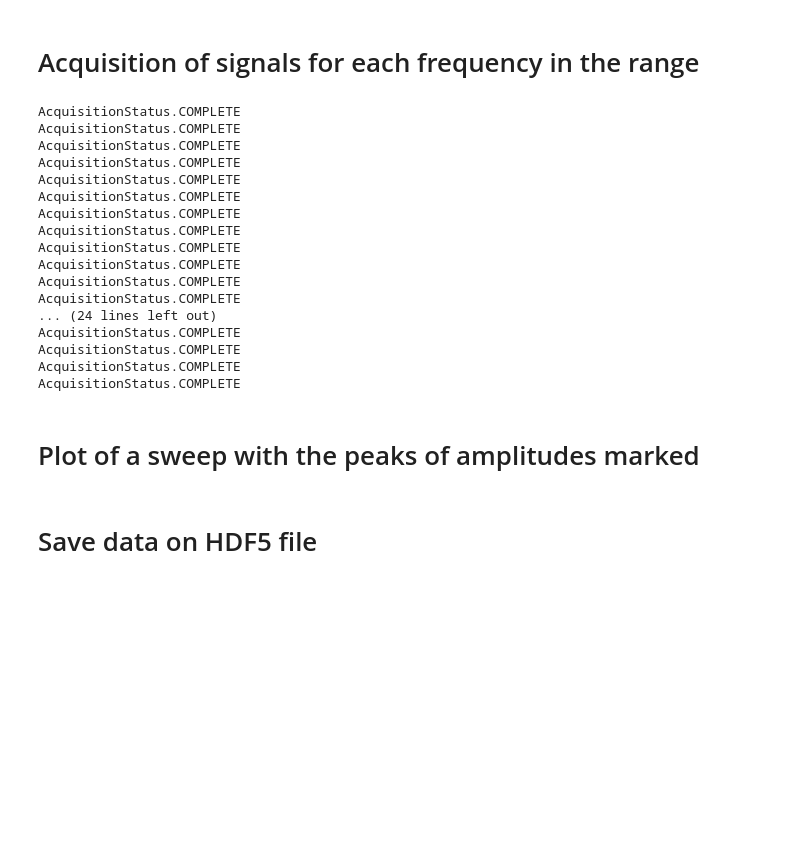
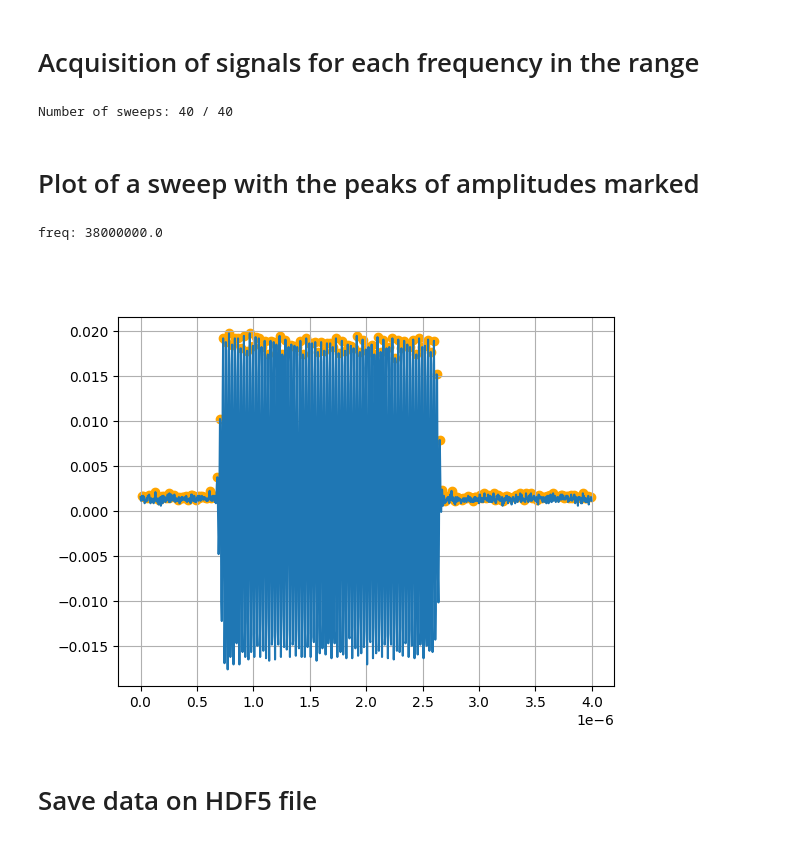
Before and after one commit to biqute/QTLab2324, a Jupyter notebook: PAandQubit/Actual_Work/Resonator_spectroscopy.ipynb, the cells around one changed output. Saved outputs shown, nothing was run; the diff lists cells and outputs as text; code cells hidden in the pictures; blank space fills up the shorter version.

```diff
--- a/PAandQubit/Actual_Work/Resonator_spectroscopy.ipynb
+++ b/PAandQubit/Actual_Work/Resonator_spectroscopy.ipynb
@@ -41,6 +41,7 @@ pulse_width     = 2                                     # 2 microsec
 pulse_delay     = 0
 pulse_period    = 400
 
+
 sGen.reset()
 sGen.clear()
 sGen.RF_lvl_ampl(amplitude)
@@ -50,11 +51,12 @@ sGen.pul_trig_mode('AUTO')
 
 
 # parameters for the Acquisition Card
-pxie.voltage_range = 2.0
-pxie.coupling = 'AC' # or DC????
-pxie.num_pts = 1000
-pxie.num_records = 1
-pxie.ref_position = 0
+pxie.voltage_range      = 2.0
+pxie.coupling           = 'AC' # or DC????
+pxie.num_pts            = 1000
+pxie.num_records        = 1
+pxie.ref_position       = 0
+pxie.sample_rate        = 250e6
 
 pxie.open()
 
@@ -77,46 +79,36 @@ for i in pulse_freq:
     sGen.pul_state(1)
     sGen.RF_state(1)
     time.sleep(0.01)
-    wfm = pxie.acquisition(sGen.pul_exe_sing_trig,slip)
+    # wfm = pxie.acquisition(sGen.pul_exe_sing_trig,slip)
+    wfm = pxie.acquisition(sGen.pul_exe_sing_trig)
     sGen.pul_state(0)
     sGen.RF_state(0)
     fetched_data += [{'freq': i, 'data': wfm[0].samples.tolist()}]
+
+print('Number of sweeps:', len(fetched_data), '/', len(pulse_freq))
 # %% [output]
-AcquisitionStatus.COMPLETE
-AcquisitionStatus.COMPLETE
-AcquisitionStatus.COMPLETE
-AcquisitionStatus.COMPLETE
-AcquisitionStatus.COMPLETE
-AcquisitionStatus.COMPLETE
-AcquisitionStatus.COMPLETE
-AcquisitionStatus.COMPLETE
-AcquisitionStatus.COMPLETE
-AcquisitionStatus.COMPLETE
-AcquisitionStatus.COMPLETE
-AcquisitionStatus.COMPLETE
-... (24 lines left out)
-AcquisitionStatus.COMPLETE
-AcquisitionStatus.COMPLETE
-AcquisitionStatus.COMPLETE
-AcquisitionStatus.COMPLETE
+Number of sweeps: 40 / 40
 # %% [markdown]
 # Plot of a sweep with the peaks of amplitudes marked
 # %%
 def data_plot(y: np.array):
     x = np.arange(len(y))/pxie.sample_rate
     indices = find_peaks(y)
-    # plt.clf()
+    plt.clf()
     plt.grid()
     plt.plot(x, y)
     idx = indices[0]
     plt.scatter(x[idx],y[idx], color = 'orange')
     plt.show()
 # %%
-f_chosen = fetched_data[0]
+f_chosen = fetched_data[28]
 print('freq:', f_chosen['freq'])
 y = np.array(f_chosen['data'])
 
 data_plot(y)
+# %% [output]
+freq: 38000000.0
+[figure, added]
 # %% [markdown]
 # Save data on HDF5 file
 # %%
```
Also changed, not shown: parts of 3 cells of this notebook, 2 other files.
